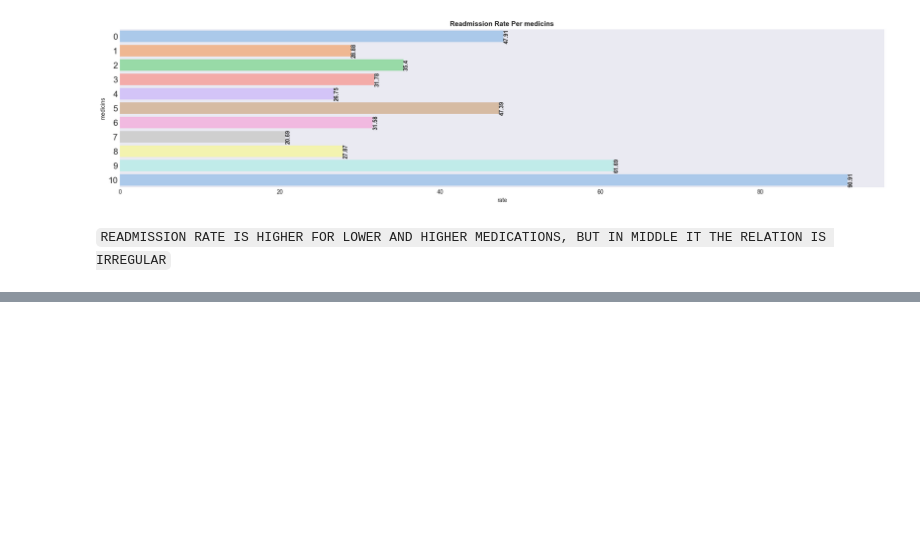
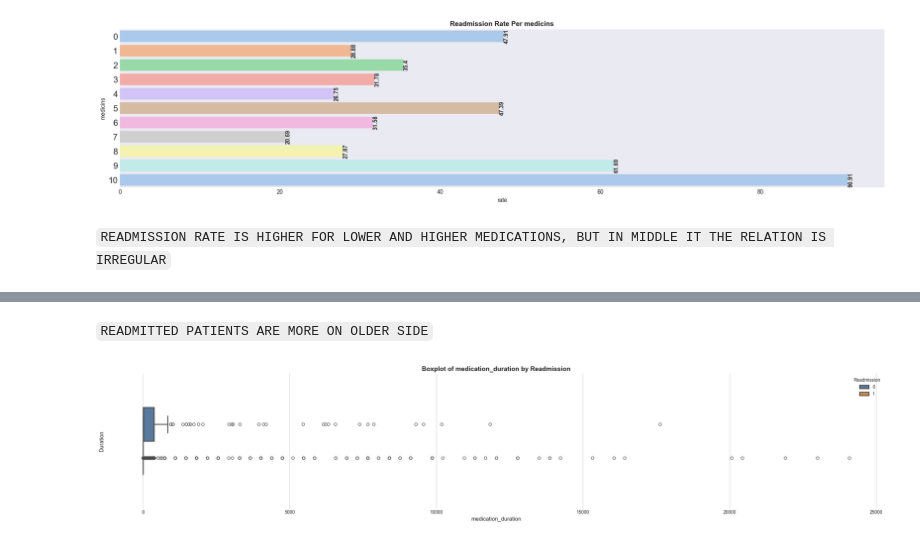
Before and after one commit to IamRaNo/Portfolio-Projects-Repository, a Jupyter notebook: Synthea Datasets/Solutions/business_problems/problem_1.ipynb, the cells around one changed output, grey strips where cells are left out. Saved outputs shown, nothing was run; the diff lists cells and outputs as text; code cells hidden in the pictures; blank space fills up the shorter version.

```diff
--- a/Synthea Datasets/Solutions/business_problems/problem_1.ipynb
+++ b/Synthea Datasets/Solutions/business_problems/problem_1.ipynb
@@ -476,0 +516,6 @@ readmission_rate_per_category('medicins')
+# %% [markdown]
+`READMITTED PATIENTS ARE MORE ON OLDER SIDE`
+# %%
+boxplot_in_readmission('medication_duration')
+# %% [output]
+[figure, added]
```
Also changed, not shown: parts of 12 cells of this notebook.
